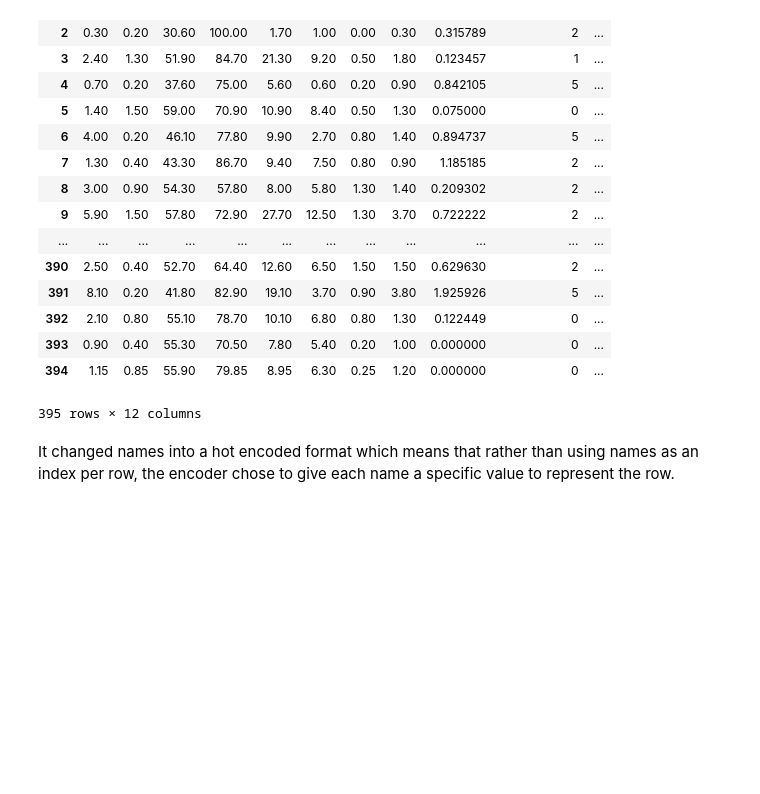
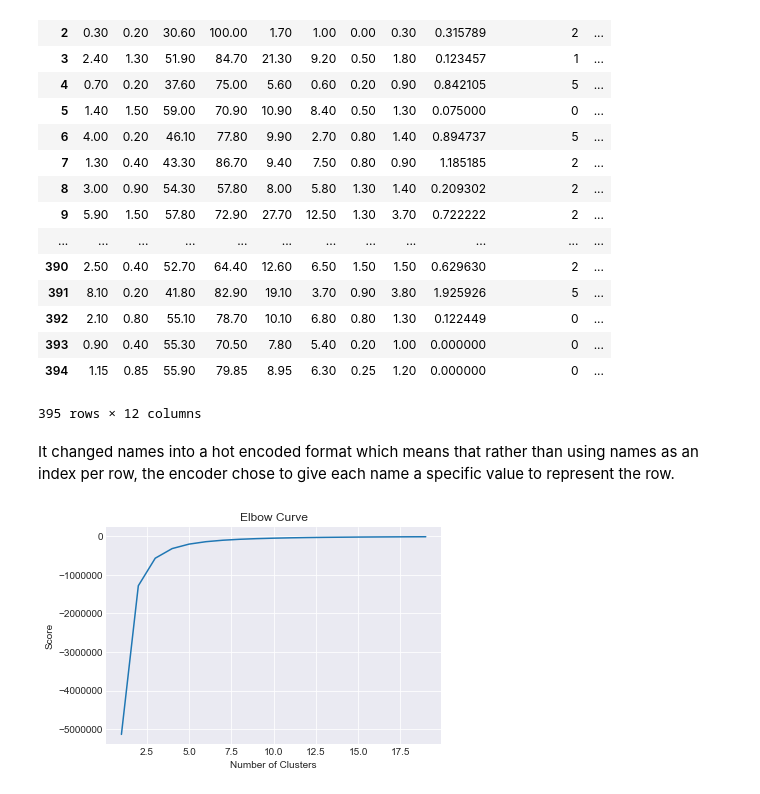
Before and after one commit to lamkg/Fantasy-Basketball-Draft-Project, a Jupyter notebook: Fantasy Basketball Projections 2019.ipynb, the cells around one changed output. Drawn from its saved outputs; the diff is of its cells as text; code cells hidden in the pictures; blank space fills up the shorter version.

Commit message:
Started kmeans algorithm

```diff
--- a/Fantasy Basketball Projections 2019.ipynb
+++ b/Fantasy Basketball Projections 2019.ipynb
@@ -281,4 +282,27 @@ It changed names into a hot encoded format which means that rather than using na
 # %%
 # Create variables and prepare to normalize and apply PCA on data.
 X = kmn_data.iloc[:, :11]
-y = kmn_data.iloc[:, 11]
+y = kmn_data.iloc[:, 11].reshape(-1, 1)
+# %%
+# Determine the optimal amount of clusters normalized
+Nc = range(1, 20)
+
+# Run through the number of clusters for kmeans
+kmeans = [KMeans(n_clusters=i) for i in Nc]
+
+kmeans
+
+# Fit and score the data.
+k_score = [kmeans[i].fit(y).score(y) for i in range(len(kmeans))]
+
+score
+
+
+# Plot the graph to see what the optimal clusters are.
+plt.plot(Nc,score)
+plt.xlabel('Number of Clusters')
+plt.ylabel('Score')
+plt.title('Elbow Curve')
+plt.show()
+# %% [output]
+[figure, added]
```
Also changed, not shown: parts of 5 cells of this notebook.
